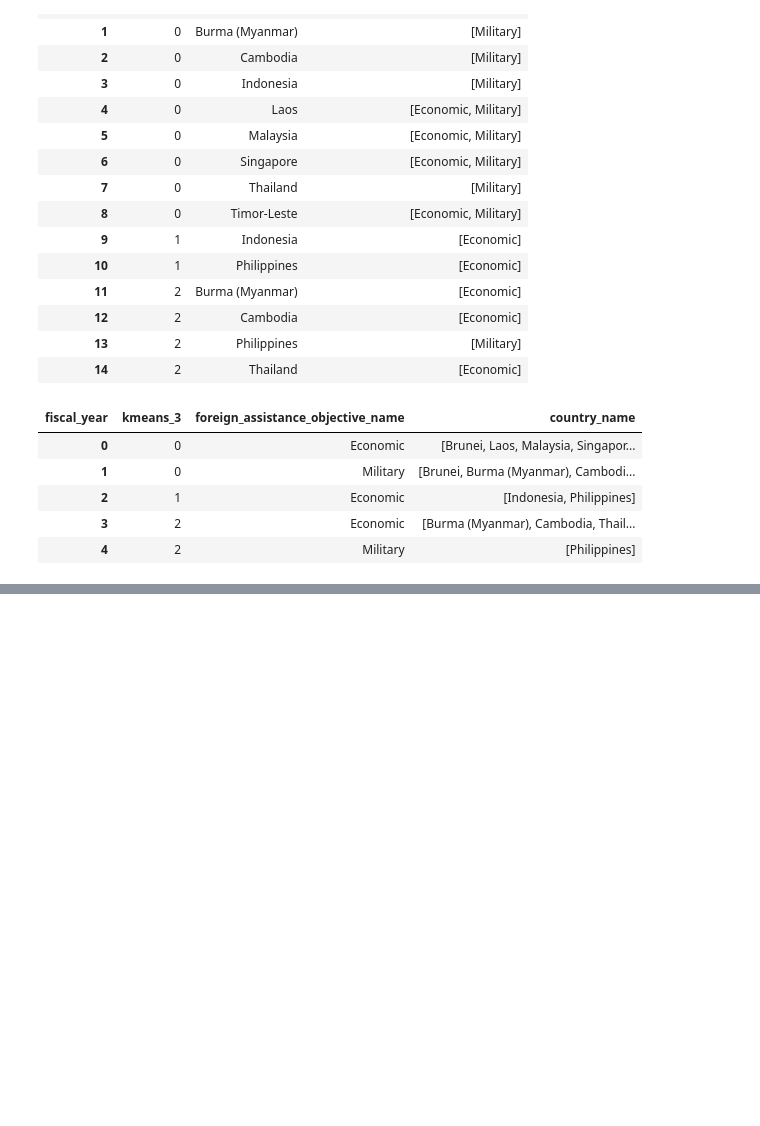
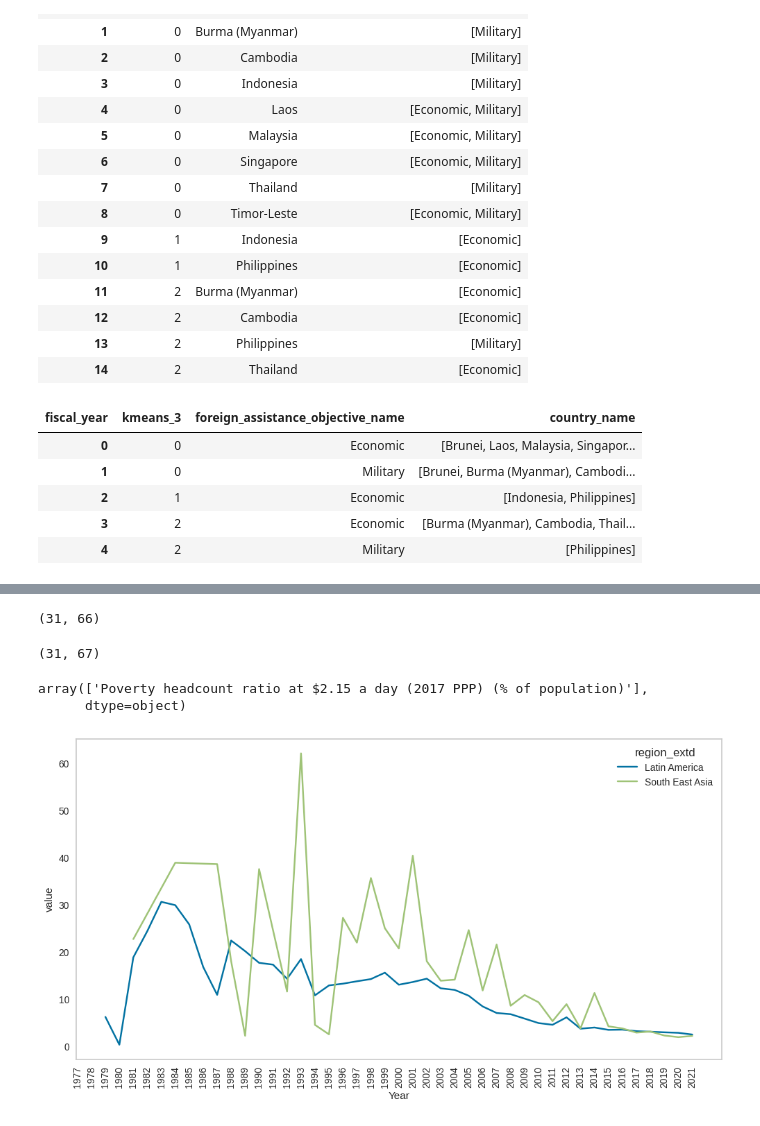
Before and after one commit to kushalnavghare/responsible-foreign-aid, a Jupyter notebook: code/04_modelling-unsupervised.ipynb, the cells around one changed output, grey strips where cells are left out. Cells and saved outputs as stored; diff of their text form; code cells hidden in the pictures; blank space fills up the shorter version.

```diff
--- a/code/04_modelling-unsupervised.ipynb
+++ b/code/04_modelling-unsupervised.ipynb
@@ -722,0 +755,30 @@ Text(0.5, 1.0, 'Cluster with centroids')
+# %%
+# filter for priority countries
+pvrty_df = raw_pvrty_df[raw_pvrty_df.country_code.isin(raw_us_aid.country_code)]
+# %%
+pvrty_df.shape
+# %% [output]
+(31, 66)
+# %%
+pvrty_df = pvrty_df.merge(raw_us_aid[['country_code', "region_extd"]], how = 'left', on = 'country_code')\
+                    .drop_duplicates(['country_code'])
+# %%
+pvrty_df.shape
+# %% [output]
+(31, 67)
+# %%
+pvrty_df.indicator_name.unique()
+# %% [output]
+array(['Poverty headcount ratio at $2.15 a day (2017 PPP) (% of population)'],
+      dtype=object)
+# %%
+plt_df = pvrty_df.melt(id_vars=['country_name', 'country_code' ,
+                                'indicator_name' , 'indicator_code', 'region_extd'], var_name = "Year")
+# %%
+f, axarr = plt.subplots(1, figsize=(12,6), sharex=True)
+sns.lineplot(x='Year', y = "value", data = plt_df, hue = "region_extd", ci = None)
+plt.xticks(rotation=90)
+plt.grid(False)
+plt.show()
+# %% [output]
+[figure, added]
```
Also changed, not shown: parts of 13 cells of this notebook.
